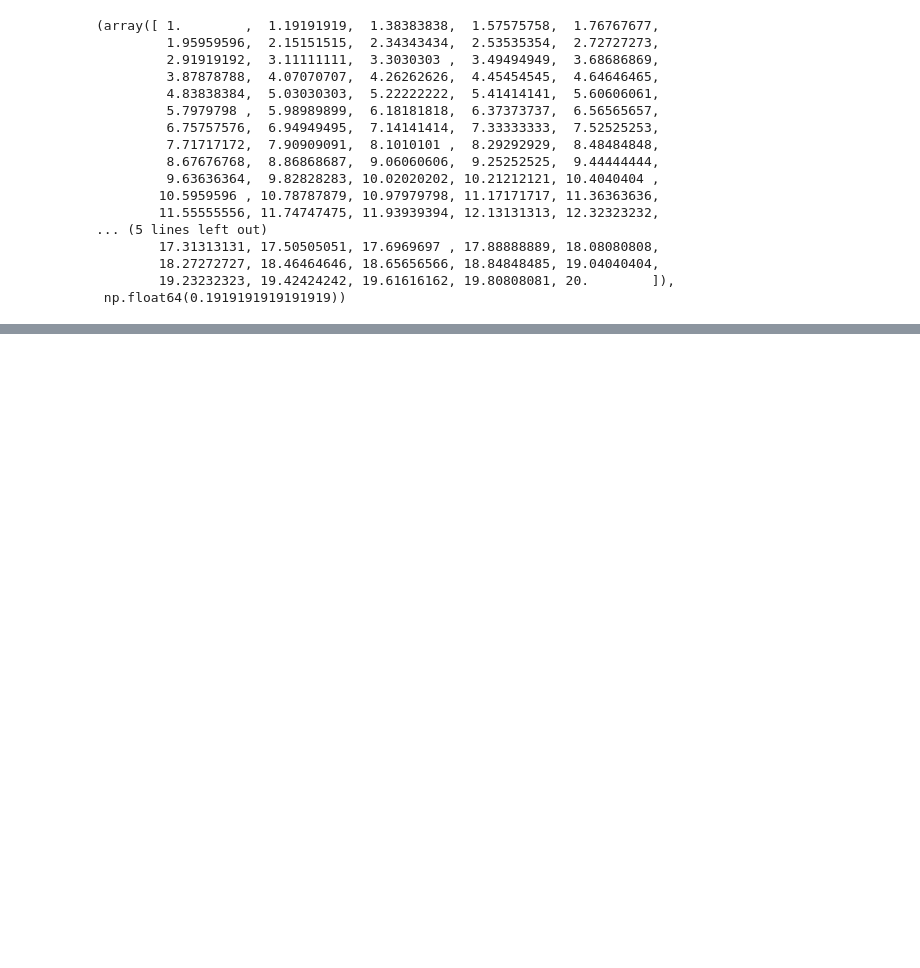
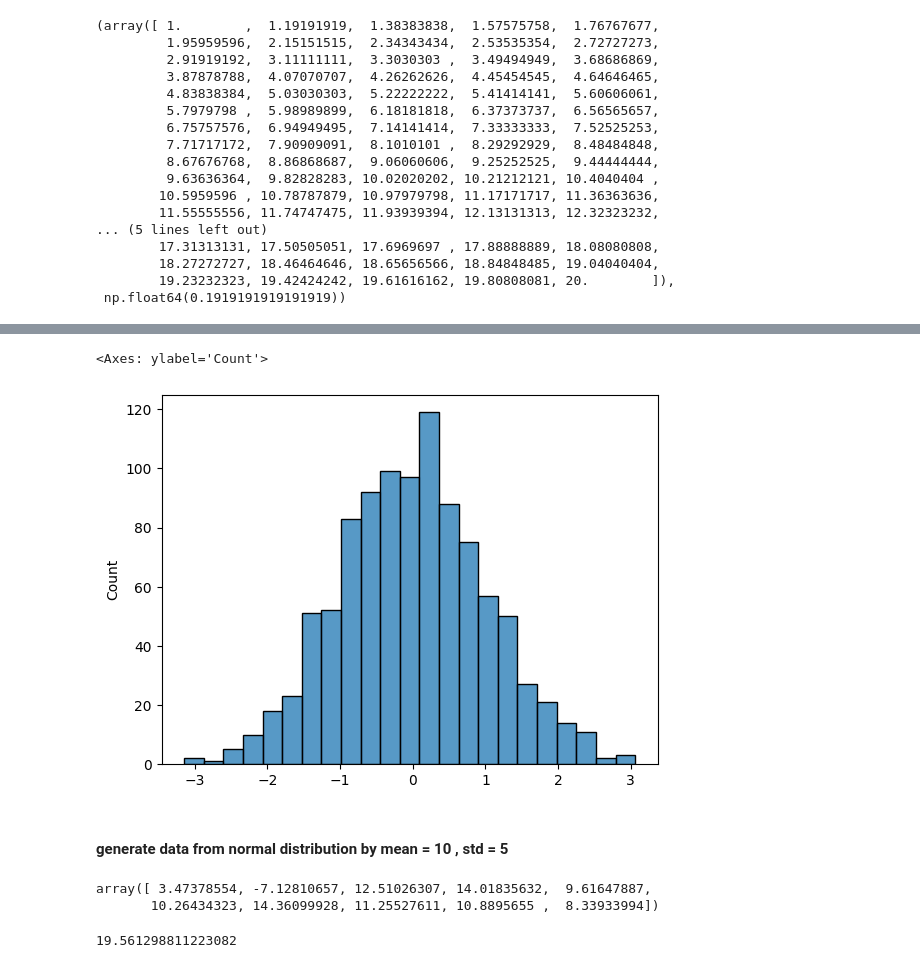
Before and after one commit to varshum12/Adv-python-weekdays-28-august-9_11, a Jupyter notebook: Numpy Array/Numpy.ipynb, the cells around one changed output, grey strips where cells are left out. Drawn from its saved outputs; the diff is of its cells as text; code cells hidden in the pictures; blank space fills up the shorter version.

Commit message:
data

```diff
--- a/Numpy Array/Numpy.ipynb
+++ b/Numpy Array/Numpy.ipynb
@@ -537,0 +616,4 @@ np.linspace(1 , 20,  100 ,  retstep = True)
+# %%
+## generate 1000  random numbers from  standard  normal
+data  = np.random.randn(1000)
+data
@@ -537,0 +640,16 @@ np.linspace(1 , 20,  100 ,  retstep = True)
+# %%
+sns.histplot(data)
+# %% [output]
+<Axes: ylabel='Count'>
+[figure, added]
+# %% [markdown]
+#### generate  data from normal  distribution  by  mean  =  10 , std  =  5
+# %%
+np.random.normal(loc  =  10  , scale  =  5  , size  = 10)
+# %% [output]
+array([ 3.47378554, -7.12810657, 12.51026307, 14.01835632,  9.61647887,
+       10.26434323, 14.36099928, 11.25527611, 10.8895655 ,  8.33933994])
+# %%
+np.random.normal(loc  =  10  , scale  =  5  )
+# %% [output]
+19.561298811223082
```
Also changed, not shown: parts of 28 cells of this notebook, 1 other file.
